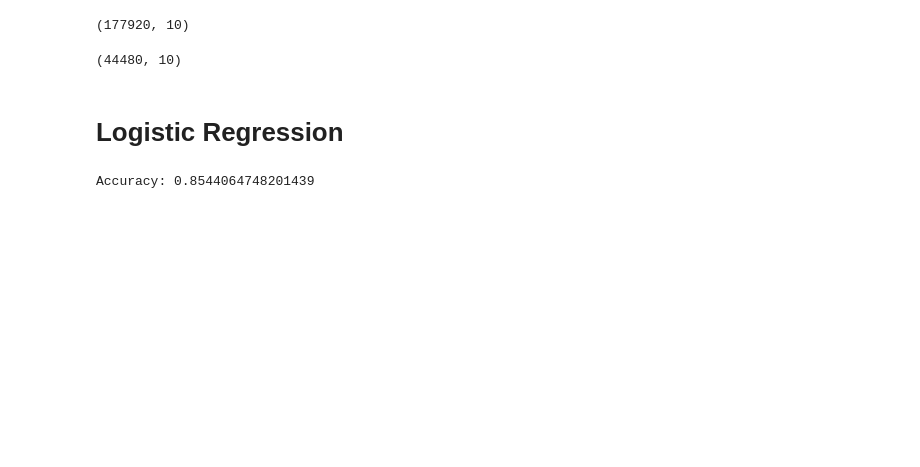
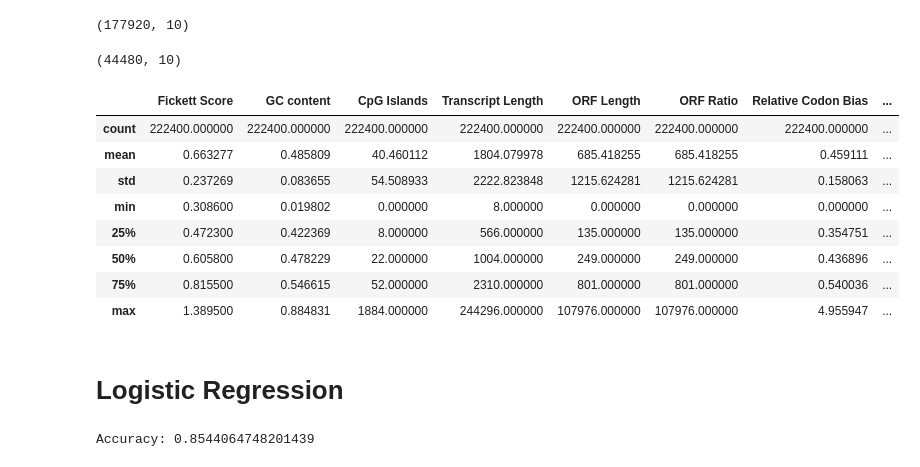
Before and after one commit to jaesilver/BioSeq-CL, a Jupyter notebook: model_v1.ipynb, the cells around one changed output. Cells and saved outputs as stored; diff of their text form; code cells hidden in the pictures; blank space fills up the shorter version.

```diff
--- a/model_v1.ipynb
+++ b/model_v1.ipynb
@@ -108,6 +108,18 @@ train.shape
 test.shape
 # %% [output]
 (44480, 10)
+# %%
+shuffled_dataset.describe()
+# %% [output]
+|  | Fickett Score | GC content | CpG Islands | Transcript Length | ORF Length | ORF Ratio | Relative Codon Bias | ... |
+| count | 222400.000000 | 222400.000000 | 222400.000000 | 222400.000000 | 222400.000000 | 222400.000000 | 222400.000000 | ... |
+| mean | 0.663277 | 0.485809 | 40.460112 | 1804.079978 | 685.418255 | 685.418255 | 0.459111 | ... |
+| std | 0.237269 | 0.083655 | 54.508933 | 2222.823848 | 1215.624281 | 1215.624281 | 0.158063 | ... |
+| min | 0.308600 | 0.019802 | 0.000000 | 8.000000 | 0.000000 | 0.000000 | 0.000000 | ... |
+| 25% | 0.472300 | 0.422369 | 8.000000 | 566.000000 | 135.000000 | 135.000000 | 0.354751 | ... |
+| 50% | 0.605800 | 0.478229 | 22.000000 | 1004.000000 | 249.000000 | 249.000000 | 0.436896 | ... |
+| 75% | 0.815500 | 0.546615 | 52.000000 | 2310.000000 | 801.000000 | 801.000000 | 0.540036 | ... |
+| max | 1.389500 | 0.884831 | 1884.000000 | 244296.000000 | 107976.000000 | 107976.000000 | 4.955947 | ... |
 # %% [markdown]
 # Logistic Regression
 # %%
```
Also changed, not shown: parts of 7 cells of this notebook, 1 other file.
